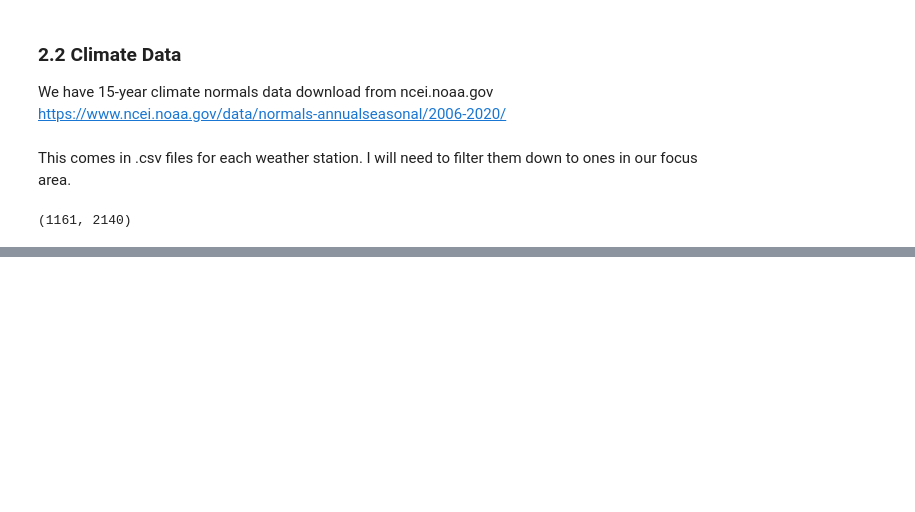
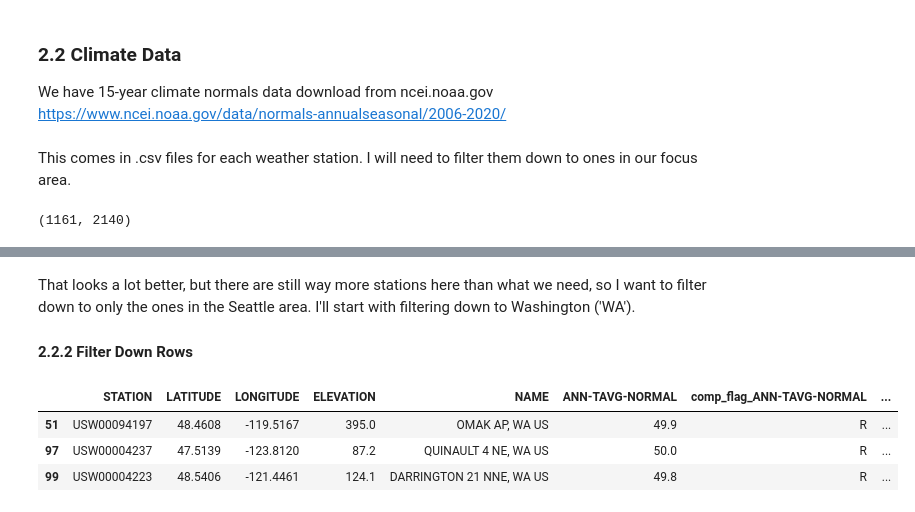
Before and after one commit to BrettlyCD/seattle-trees-project, a Jupyter notebook: 01_data_wrangling_st.ipynb, the cells around one changed output, grey strips where cells are left out. Cells and saved outputs as stored; diff of their text form; code cells hidden in the pictures; blank space fills up the shorter version.

```diff
--- a/01_data_wrangling_st.ipynb
+++ b/01_data_wrangling_st.ipynb
@@ -442,0 +442,13 @@ climate_normals.head()
+# %% [markdown]
+That looks a lot better, but there are still way more stations here than what we need, so I want to filter down to only the ones in the Seattle area. I'll start with filtering down to Washington ('WA').
+
+#### 2.2.2 Filter Down Rows
+# %%
+wa_climate = climate_normals[climate_normals['NAME'].str.contains('WA US')]
+
+wa_climate.head(3)
+# %% [output]
+|  | STATION | LATITUDE | LONGITUDE | ELEVATION | NAME | ANN-TAVG-NORMAL | comp_flag_ANN-TAVG-NORMAL | ... |
+| 51 | USW00094197 | 48.4608 | -119.5167 | 395.0 | OMAK AP, WA US | 49.9 | R | ... |
+| 97 | USW00004237 | 47.5139 | -123.8120 | 87.2 | QUINAULT 4 NE, WA US | 50.0 | R | ... |
+| 99 | USW00004223 | 48.5406 | -121.4461 | 124.1 | DARRINGTON 21 NNE, WA US | 49.8 | R | ... |
```
Also changed, not shown: parts of 17 cells of this notebook.
